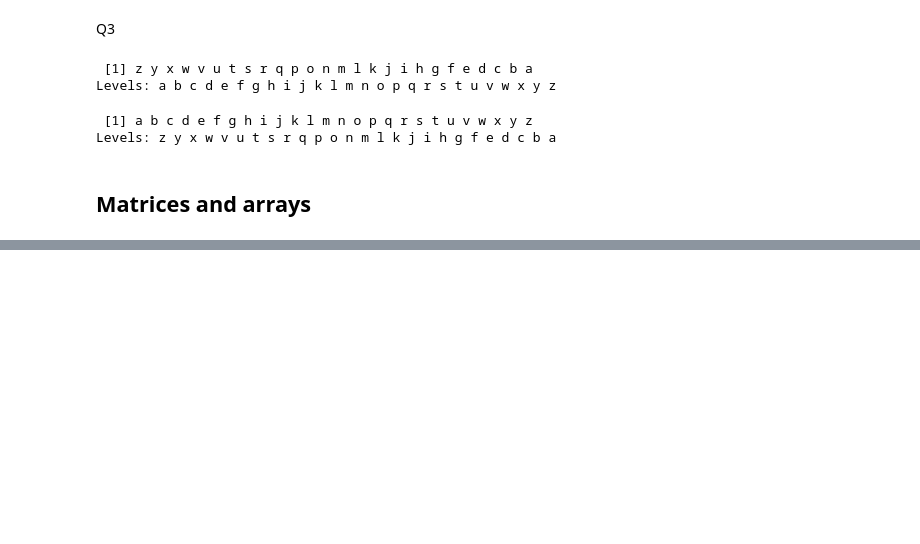
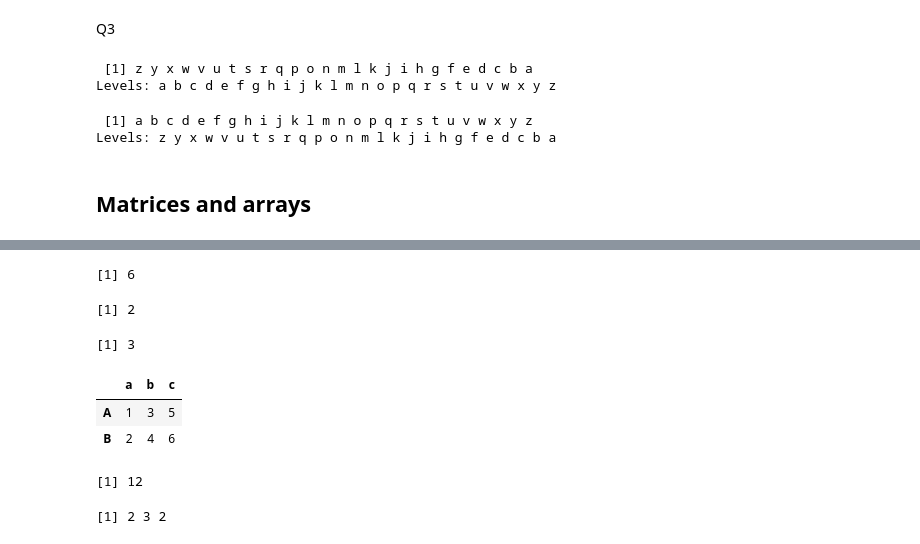
Before and after one commit to pgm111/study-AdvancedR, a Jupyter notebook: 02-Data-structures.ipynb, the cells around one changed output, grey strips where cells are left out. Cells and saved outputs as stored; diff of their text form; code cells hidden in the pictures; blank space fills up the shorter version.

```diff
--- a/02-Data-structures.ipynb
+++ b/02-Data-structures.ipynb
@@ -502,0 +504,3 @@ Levels: z y x w v u t s r q p o n m l k j i h g f e d c b a
+# %%
+a <- matrix(1:6, ncol = 3, nrow = 2)
+a
@@ -502,0 +525,4 @@ Levels: z y x w v u t s r q p o n m l k j i h g f e d c b a
+# %%
+c <- 1:6
+dim(c) <- c(3,2)
+c
@@ -502,0 +546,28 @@ Levels: z y x w v u t s r q p o n m l k j i h g f e d c b a
+# %%
+length(a)
+# %% [output]
+[1] 6
+# %%
+nrow(a)
+# %% [output]
+[1] 2
+# %%
+ncol(a)
+# %% [output]
+[1] 3
+# %%
+rownames(a) <- c("A", "B")
+colnames(a) <- c("a", "b", "c")
+a
+# %% [output]
+|  | a | b | c |
+| A | 1 | 3 | 5 |
+| B | 2 | 4 | 6 |
+# %%
+length(b)
+# %% [output]
+[1] 12
+# %%
+dim(b)
+# %% [output]
+[1] 2 3 2
```
Also changed, not shown: parts of 26 cells of this notebook.
